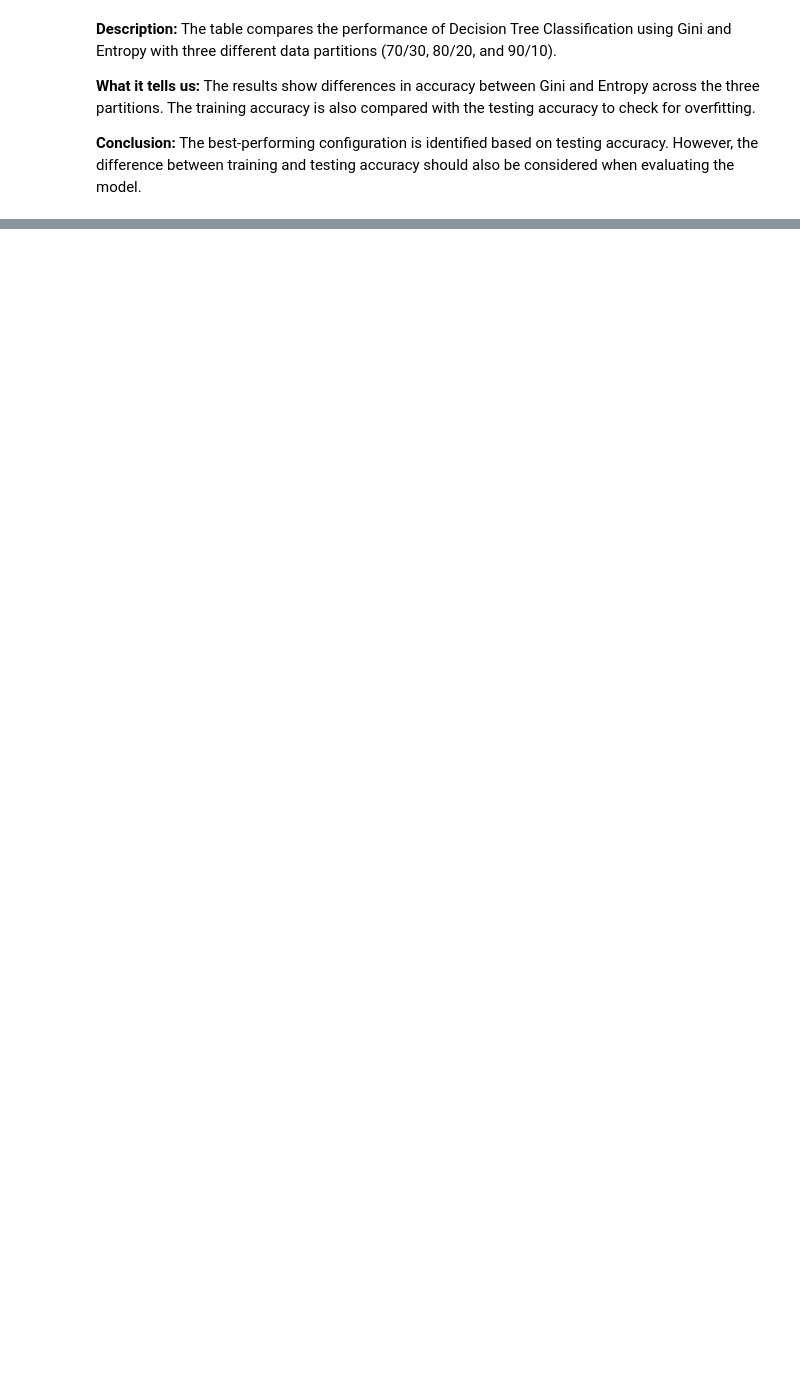
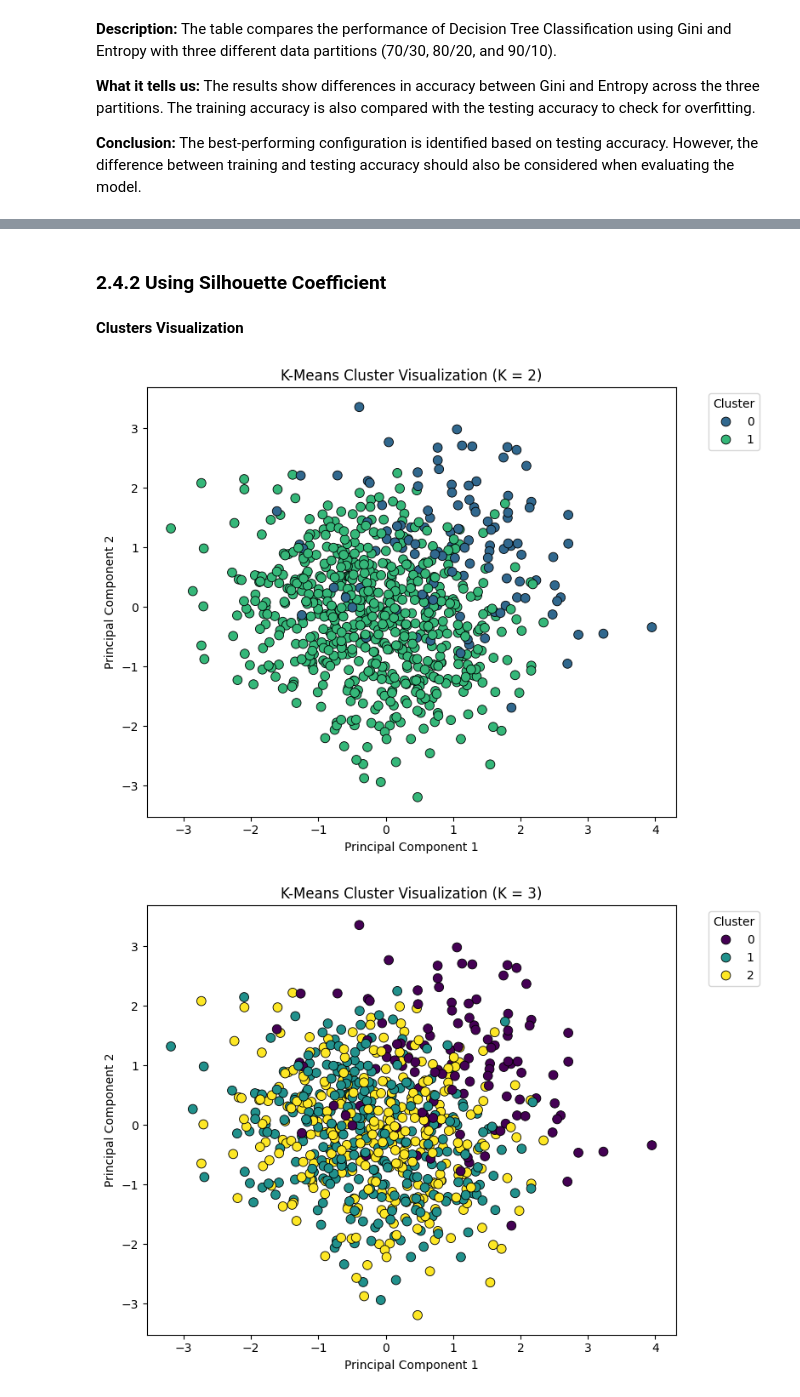
Before and after one commit to LaraAlmani/IT326, a Jupyter notebook: phase3.ipynb, the cells around one changed output, grey strips where cells are left out. Saved outputs shown, nothing was run; the diff lists cells and outputs as text; code cells hidden in the pictures; blank space fills up the shorter version.

```diff
--- a/phase3.ipynb
+++ b/phase3.ipynb
@@ -268,0 +594,53 @@ plt.show()
+# %% [markdown]
+### 2.4.2 Using Silhouette Coefficient
+# %% [markdown]
+**Clusters Visualization**
+# %%
+import matplotlib.pyplot as plt
+import seaborn as sns
+from sklearn.cluster import KMeans
+from sklearn.decomposition import PCA
+import pandas as pd
+
+# 1. Apply PCA to reduce the features down to 2 dimensions using your scaled DataFrame
+pca = PCA(n_components=2, random_state=42)
+principal_components = pca.fit_transform(SG_scaled)
+
+# Create a DataFrame for the PCA results
+pca_df = pd.DataFrame(
+    data=principal_components,
+    columns=['Principal Component 1', 'Principal Component 2']
+)
+
+# 2. Loop through each required value of K (2, 3, and 19)
+k_values = [2, 3, 19]
+
+for k in k_values:
+    # Run k-means clustering with the current K
+    kmeans = KMeans(n_clusters=k, random_state=42, n_init=10)
+    cluster_labels = kmeans.fit_predict(SG_scaled)
+
+    # Assign cluster labels to the PCA DataFrame
+    pca_df['Cluster'] = cluster_labels
+
+    # 3. Visualize using a scatter plot colored by cluster label
+    plt.figure(figsize=(8, 6))
+    sns.scatterplot(
+        x='Principal Component 1',
+        y='Principal Component 2',
+        hue='Cluster',
+        data=pca_df,
+        palette='viridis',
+        edgecolor='k',
+        s=60,
+        legend='full'
+    )
+    plt.title(f'K-Means Cluster Visualization (K = {k})')
+    plt.xlabel('Principal Component 1')
+    plt.ylabel('Principal Component 2')
+    plt.legend(title='Cluster', bbox_to_anchor=(1.05, 1), loc='upper left')
+    plt.tight_layout()
+    plt.show()
+# %% [output]
+[figure, added]
+[figure, added]
```
Also changed, not shown: parts of 30 cells of this notebook.
